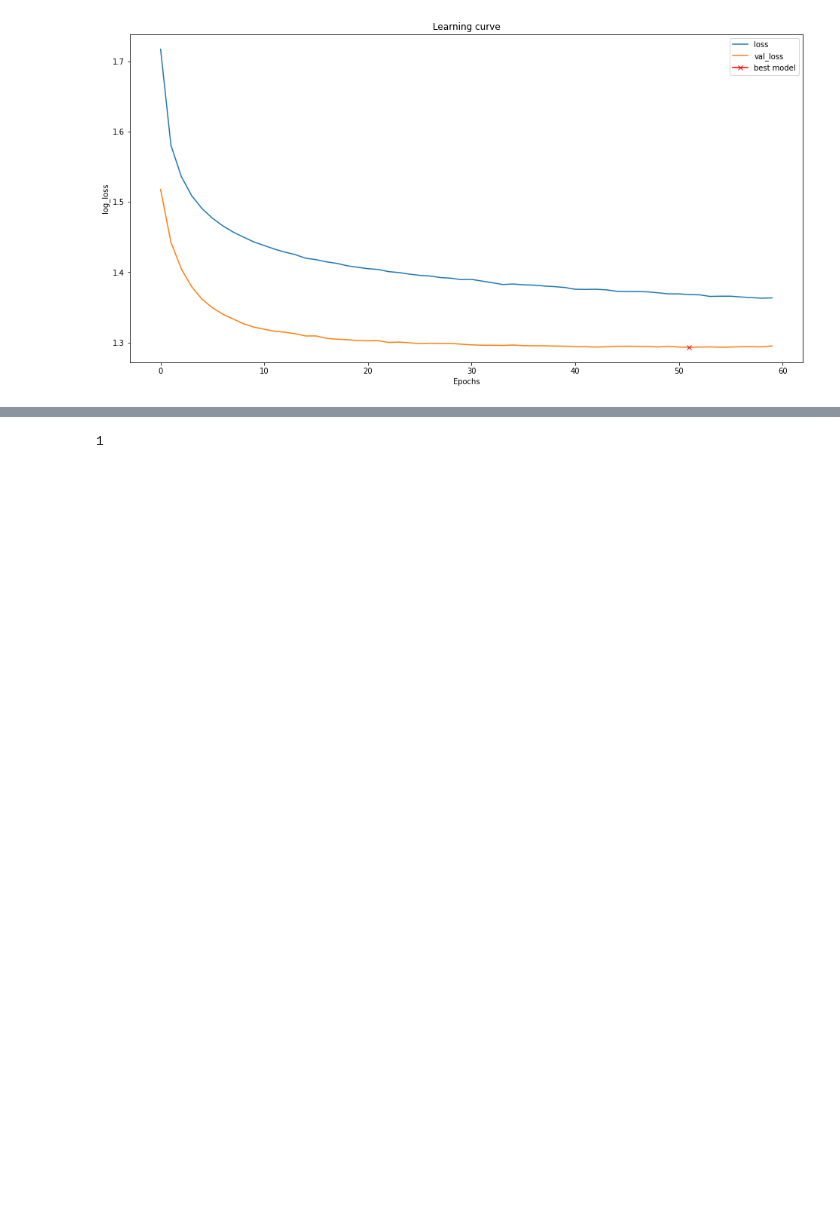
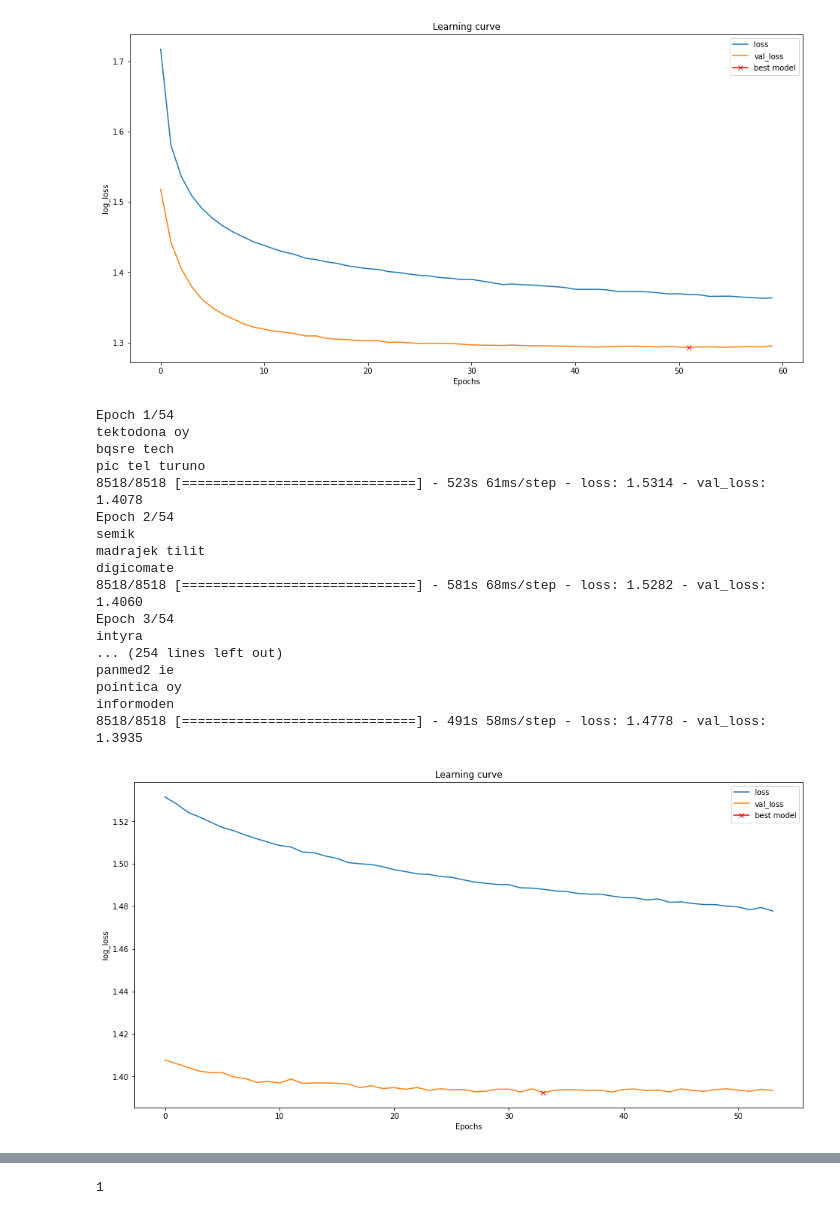
Before and after one commit to dc914337/name_me_daddy, a Jupyter notebook: name me english.ipynb, the cells around one changed output, grey strips where cells are left out. Drawn from its saved outputs; the diff is of its cells as text; code cells hidden in the pictures; blank space fills up the shorter version.

Commit message:
names found! yay!

```diff
--- a/name me english.ipynb
+++ b/name me english.ipynb
@@ -44 +50,12 @@ with open("./kaikkisanat.list.txt","r+") as f:
+# %%
+import json
+import random
+
+dictionary_companies=[]
+
+# add finnish companies
+dictionary_companies.extend(json.load(open("it_company_names.json","r+")))
+
+# add finnish companies
+dictionary_companies.extend(json.load(open("finnish_registry_companies.json","r+")))
 # %%
@@ -122,6 +159,8 @@ def vectorization(words, n_x, Tx=None):
     x -- array of shape (m, Tx, len(chars))
     y -- array of shape (m, Tx, len(chars))
     """
+    random.seed(42)
+    random.shuffle(words)
     if Tx is None:
         Tx=len(max(words,key=len))
         print(Tx)
@@ -140,6 +179,7 @@ def vectorization(words, n_x, Tx=None):
 
     return x, y
 
-X,Y=vectorization(dataset, n_x=len(characters), Tx=Tx)
+Tx=15
+X,Y=vectorization(prepare_dictionary(dictionary_companies, Tx), n_x=len(characters), Tx=Tx)
 X.shape, Y.shape
 # %% [output]
@@ -994,6 +1044,49 @@ mirakon oy
 [figure]
 # %%
 model.save("comp_dict_512_02.h5")
+# %%
+# training to be closer to tech companies
+from keras import layers, models
+from keras.layers import Dense, Input, LSTM,GRU
+
+
+model=keras.models.load_model("comp_dict_512_02.h5")
+model.compile(loss='categorical_crossentropy', optimizer="adam")
+history=model.fit(X, Y, batch_size=32, validation_split=0.1,  epochs=54, shuffle=True, callbacks=[print_callback],verbose=1)
+
+# show
+import matplotlib
+from matplotlib import pyplot as plt
+
+results=history
+
+plt.figure(figsize=(16, 8))
+plt.title("Learning curve")
+plt.plot(results.history["loss"], label="loss")
+plt.plot(results.history["val_loss"], label="val_loss")
+plt.plot( np.argmin(results.history["val_loss"]), np.min(results.history["val_loss"]), marker="x", color="r", label="best model")
+plt.xlabel("Epochs")
+plt.ylabel("log_loss")
+plt.legend();
+# %% [output]
+Epoch 1/54
+tektodona oy
+bqsre tech
+pic tel turuno
+8518/8518 [==============================] - 523s 61ms/step - loss: 1.5314 - val_loss: 1.4078
+Epoch 2/54
+semik
+madrajek tilit
+digicomate
+8518/8518 [==============================] - 581s 68ms/step - loss: 1.5282 - val_loss: 1.4060
+Epoch 3/54
+intyra
+... (254 lines left out)
+panmed2 ie
+pointica oy
+informoden
+8518/8518 [==============================] - 491s 58ms/step - loss: 1.4778 - val_loss: 1.3935
+[figure, added]
 # %%
 res=beamsearch(k=3,cnt=50)
 for prob, sample in res:
```
Also changed, not shown: parts of 8 cells of this notebook, 1 other file.
